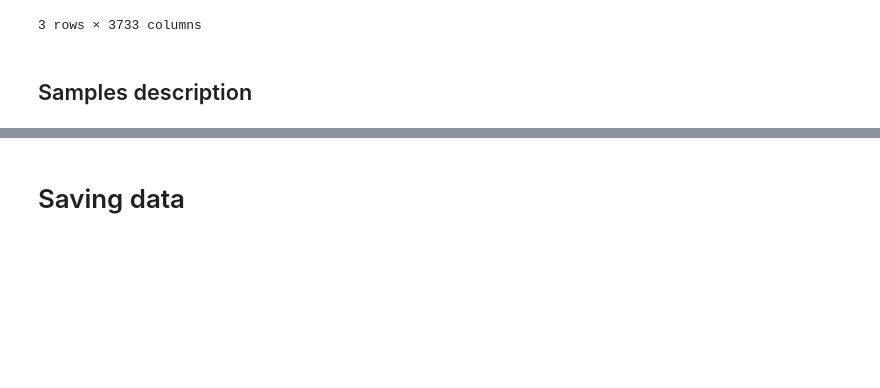
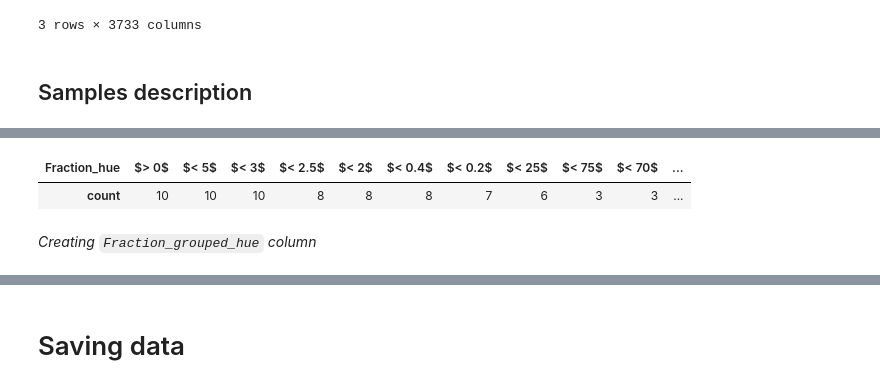
Before and after one commit to Fltvv/go-ftir-sfa, a Jupyter notebook: code/01a_data_parsing.ipynb, the cells around one changed output, grey strips where cells are left out. Saved outputs shown, nothing was run; the diff lists cells and outputs as text; code cells hidden in the pictures; blank space fills up the shorter version.

```diff
--- a/code/01a_data_parsing.ipynb
+++ b/code/01a_data_parsing.ipynb
@@ -139,3 +150,14 @@ samples_description.head(3)
+# %%
+pd.DataFrame(
+    samples_description
+    ['Fraction_hue']
+    .value_counts()
+).T
+# %% [output]
+| Fraction_hue | $> 0$ | $< 5$ | $< 3$ | $< 2.5$ | $< 2$ | $< 0.4$ | $< 0.2$ | $< 25$ | $< 75$ | $< 70$ | ... |
+| count | 10 | 10 | 10 | 8 | 8 | 8 | 7 | 6 | 3 | 3 | ... |
+# %% [markdown]
+*Creating `Fraction_grouped_hue` column*
 # %%
 samples_description['Fraction_grouped_hue'] = (
     samples_description['Size']
```
Also changed, not shown: parts of 12 cells of this notebook, 46 other files.
